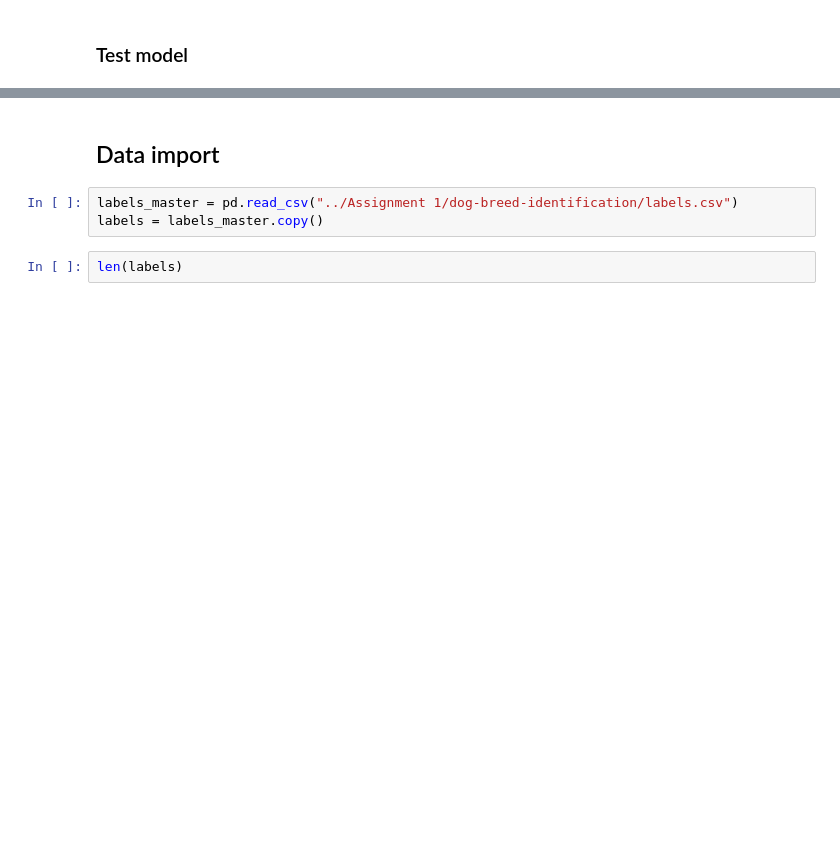
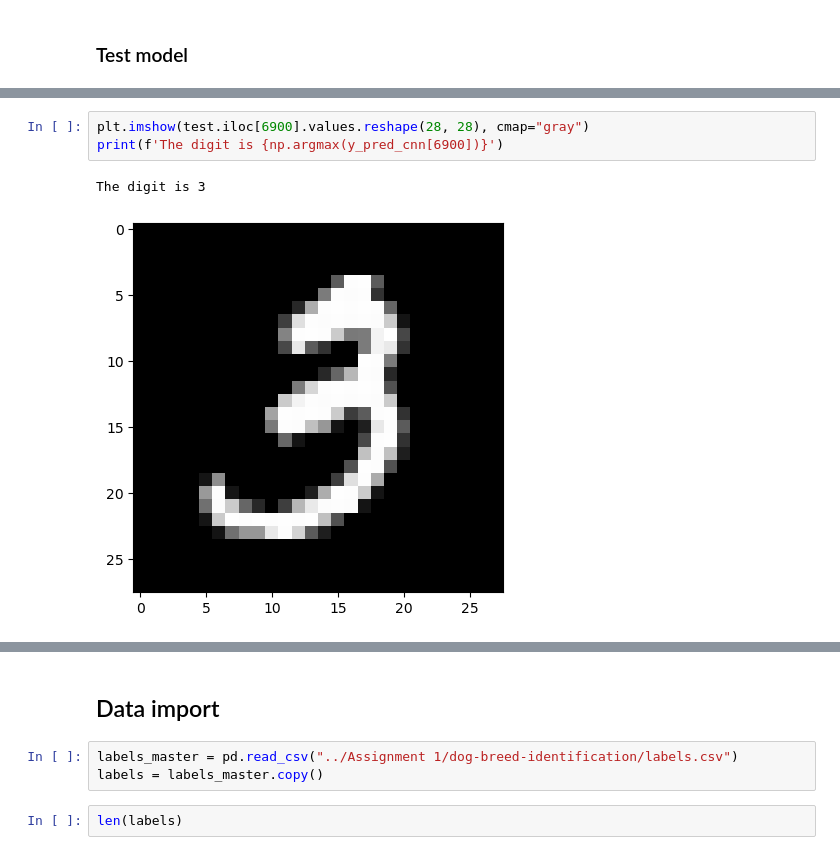
Before and after one commit to raydiwill/Computer-Vision-DSA-2023, a Jupyter notebook: Assignment 1/KhanhDuong_TRAN_Assignment_1.ipynb, the cells around one changed output, grey strips where cells are left out. Drawn from its saved outputs; the diff is of its cells as text; blank space fills up the shorter version.

```diff
--- a/Assignment 1/KhanhDuong_TRAN_Assignment_1.ipynb
+++ b/Assignment 1/KhanhDuong_TRAN_Assignment_1.ipynb
@@ -179,0 +219,6 @@ The digit is 8
+# %%
+plt.imshow(test.iloc[6900].values.reshape(28, 28), cmap="gray")
+print(f'The digit is {np.argmax(y_pred_cnn[6900])}')
+# %% [output]
+The digit is 3
+[figure, added]
```
Also changed, not shown: parts of 65 cells of this notebook.
